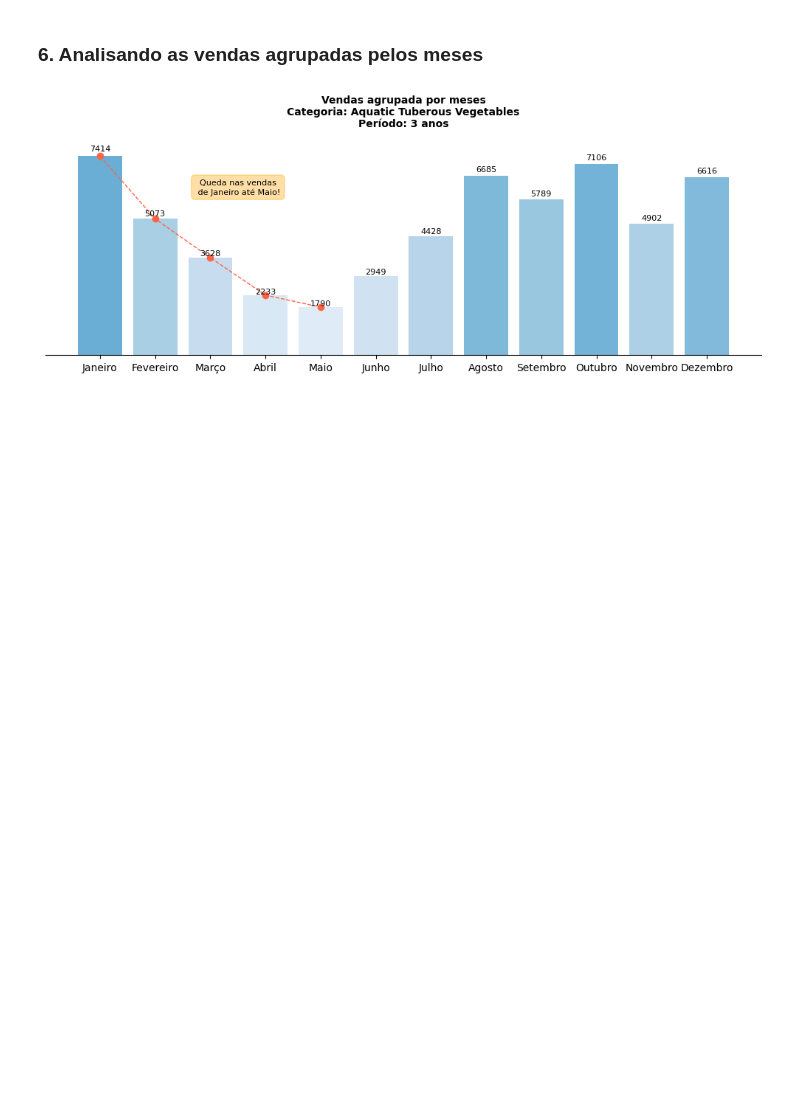
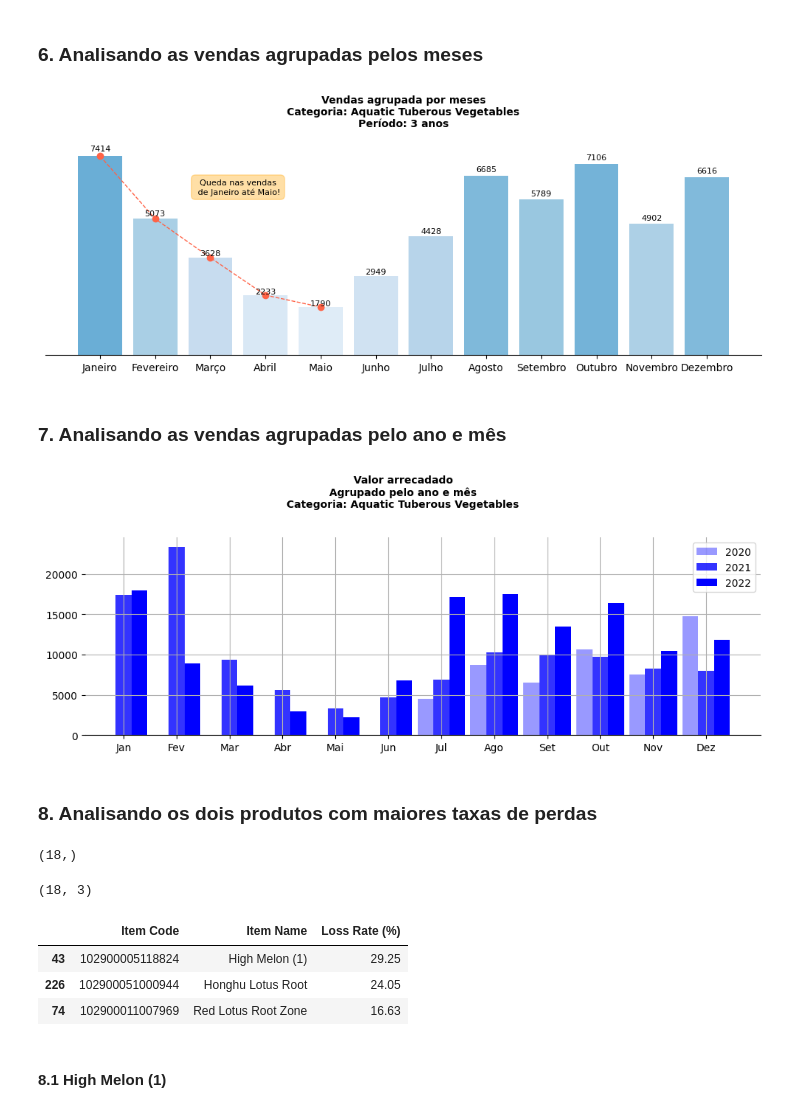
Before and after one commit to Thicon/Vendas-de-Vegetais, a Jupyter notebook: notebooks/EDA 03_01 - Categoria - Aquatic Tuberous Vegetables.ipynb, the cells around one changed output. Cells and saved outputs as stored; diff of their text form; code cells hidden in the pictures; blank space fills up the shorter version.

Commit message:
Atualizações e novas imagens

```diff
--- a/notebooks/EDA 03_01 - Categoria - Aquatic Tuberous Vegetables.ipynb
+++ b/notebooks/EDA 03_01 - Categoria - Aquatic Tuberous Vegetables.ipynb
@@ -223,3 +223,56 @@ plt.savefig("../images/03_01_EDA_aquatic_tuberous_vegetables_06_vendas_meses.png
 plt.show()
 # %% [output]
 [figure]
+# %% [markdown]
+### **7. Analisando as vendas agrupadas pelo ano e mês**
+# %%
+a = base_sale.groupby(["Ano","Mês"])['Total'].sum().reset_index()
+
+meses = ['Jan','Fev','Mar','Abr','Mai','Jun','Jul','Ago','Set','Out','Nov','Dez']
+
+vinte = a.loc[a.Ano == 2020]
+vinteeum = a.loc[a.Ano == 2021]
+vinteedois = a.loc[a.Ano == 2022]
+
+fig, ax = plt.subplots(figsize=(10,4), tight_layout=True)
+norm = Normalize(vmin=0, vmax=a.values.max()*2)
+cmap = plt.get_cmap('Blues')
+colors = cmap(norm(a.values))
+
+w = 0.3
+ax.grid()
+ax.bar(vinte['Mês']-w, vinte['Total'], color="blue", width=w, label="2020", alpha=0.4)
+ax.bar(vinteeum['Mês'], vinteeum['Total'], color="blue", width=w, label="2021", alpha=0.8)
+ax.bar(vinteedois['Mês']+w, vinteedois['Total'], color="blue", width=w, label="2022")
+ax.spines[['top','right','left']].set_visible(False)
+ax.legend()
+ax.set_xticks(range(1,13))
+ax.set_xticklabels(meses)
+
+plt.suptitle("Valor arrecadado\nAgrupado pelo ano e mês\nCategoria: Aquatic Tuberous Vegetables\n", fontweight='bold', fontsize=10)
+plt.savefig("../images/03_01_EDA_aquatic_tuberous_vegetables_07_vendas_ano_mes.png")
+plt.show()
+# %% [output]
+[figure, added]
+# %% [markdown]
+### **8. Analisando os dois produtos com maiores taxas de perdas**
+# %%
+produtos_categoria = base['Item Name'].unique()
+produtos_categoria.shape
+# %% [output]
+(18,)
+# %%
+taxa_perdas = pd.read_csv("../data/annex4.csv")
+taxa_perdas = taxa_perdas.loc[taxa_perdas['Item Name'].isin(produtos_categoria)]
+taxa_perdas.shape
+# %% [output]
+(18, 3)
+# %%
+taxa_perdas.sort_values(by='Loss Rate (%)', ascending=False).head(3)
+# %% [output]
+|  | Item Code | Item Name | Loss Rate (%) |
+| 43 | 102900005118824 | High Melon (1) | 29.25 |
+| 226 | 102900051000944 | Honghu Lotus Root | 24.05 |
+| 74 | 102900011007969 | Red Lotus Root Zone | 16.63 |
+# %% [markdown]
+#### **8.1 High Melon (1)**
```
Also changed, not shown: parts of 7 cells of this notebook, 38 other files.
